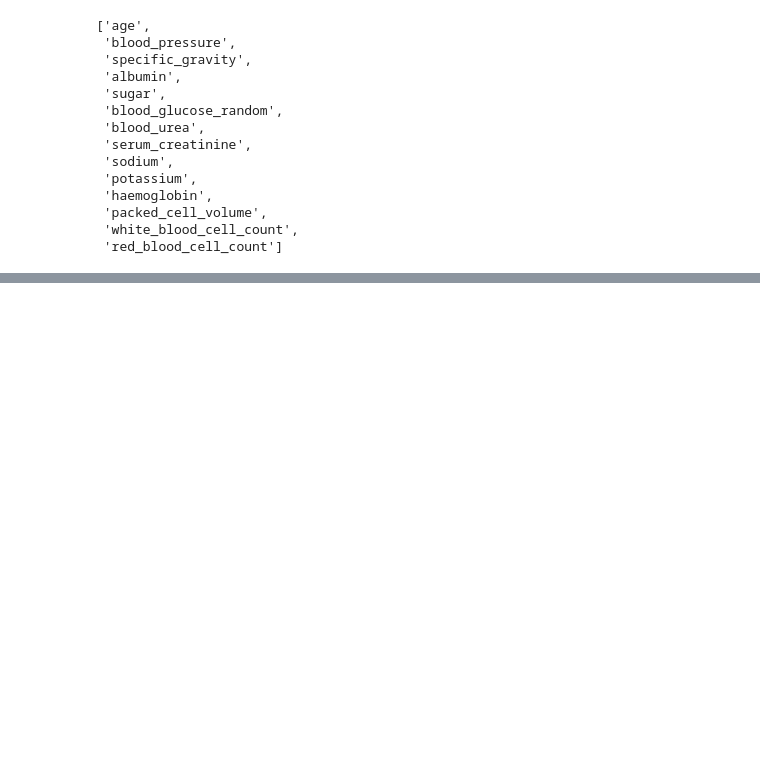
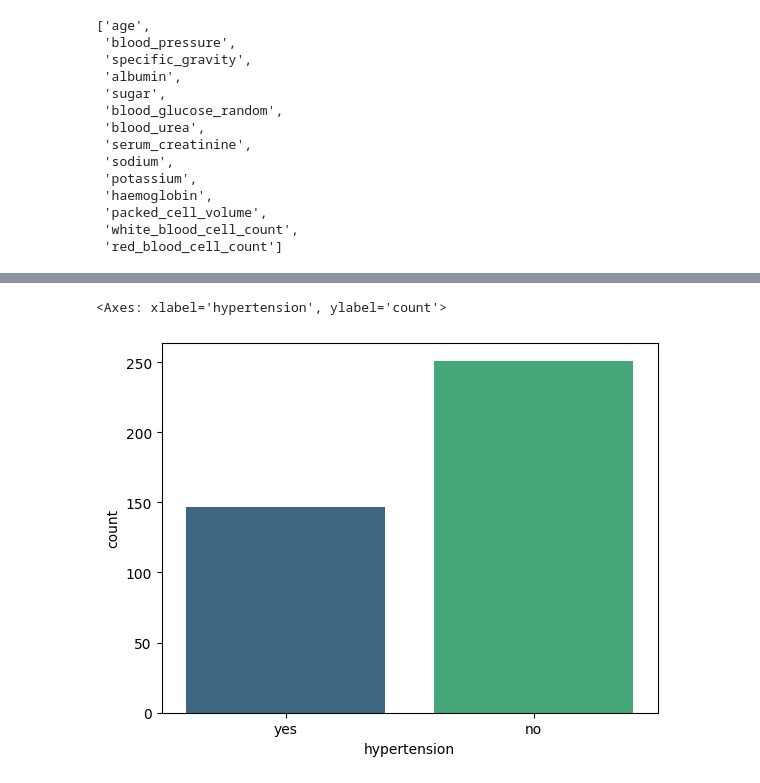
Before and after one commit to Himanshu-0801/EDA_Practice, a Jupyter notebook: Chronic.ipynb, the cells around one changed output, grey strips where cells are left out. Cells and saved outputs as stored; diff of their text form; code cells hidden in the pictures; blank space fills up the shorter version.

```diff
--- a/Chronic.ipynb
+++ b/Chronic.ipynb
@@ -131,0 +188,5 @@ num_cols
+# %%
+sns.countplot(x= 'hypertension',data=df,palette='viridis')
+# %% [output]
+<Axes: xlabel='hypertension', ylabel='count'>
+[figure, added]
```
Also changed, not shown: parts of 15 cells of this notebook.
